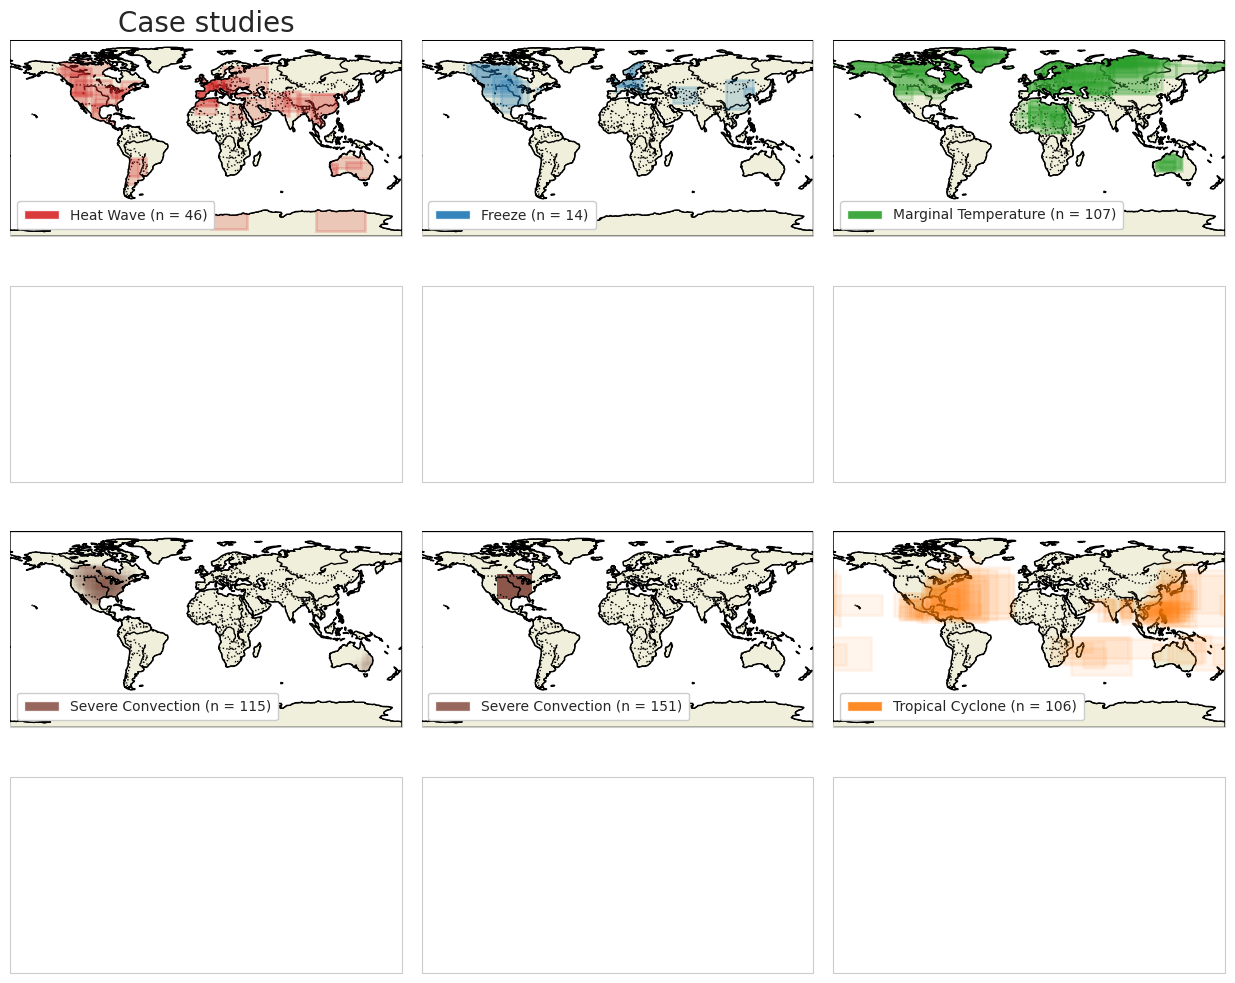
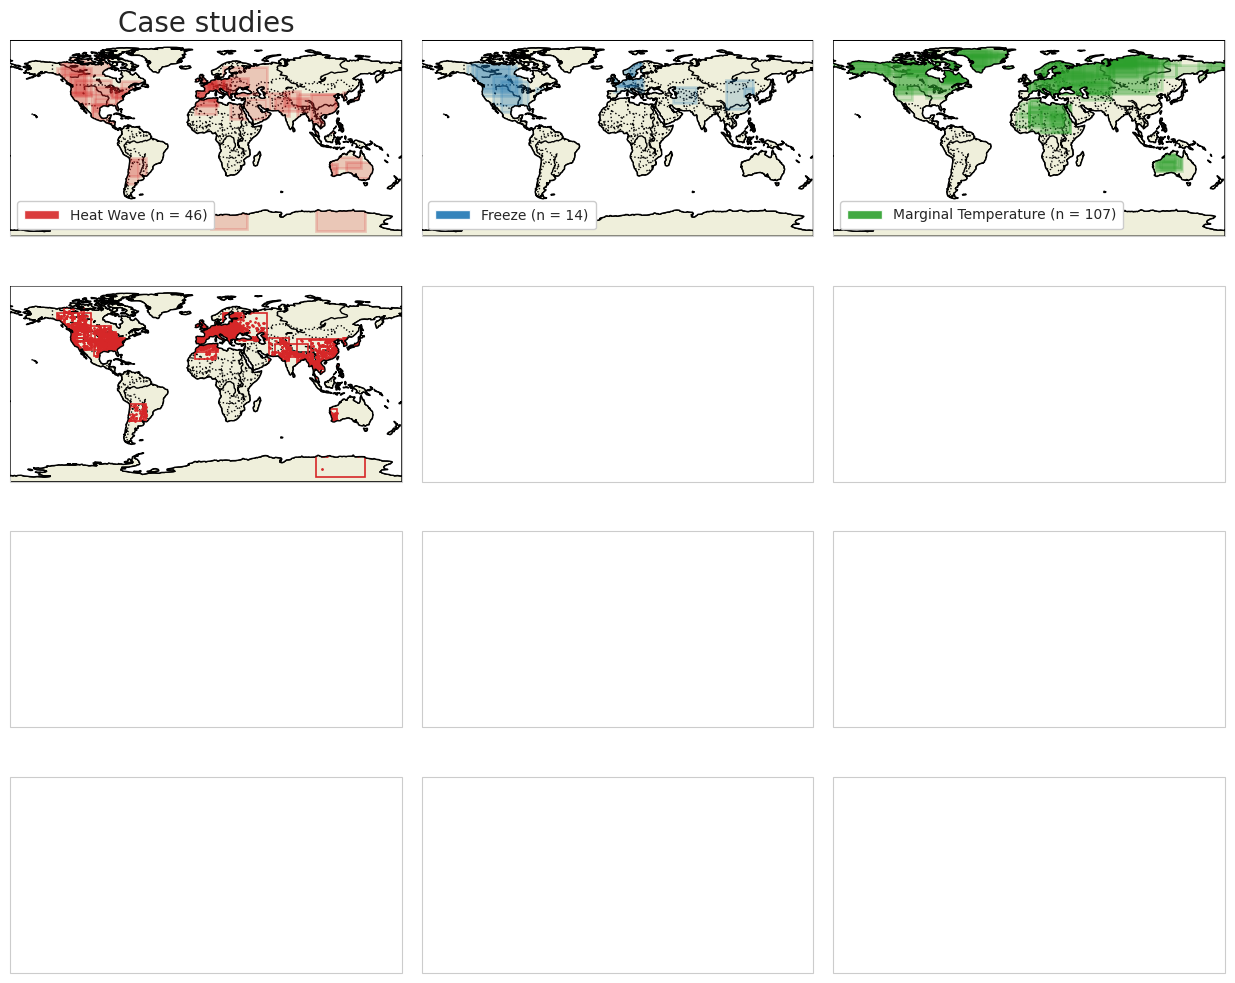
The change to this notebook cell's code, shown as a diff; its figure went from the first image to the second:
--- before
+++ after
@@ -55,12 +55,13 @@
 )
 
-# # row 2 shows the obs for the temperature cases
-# plot_utils.plot_all_cases_and_obs(
-#     ewb_cases,
-#     event_type="heat_wave",
-#     targets=case_operators_with_targets_established,
-#     ax=axs[1, 0],
-#     title = 'Target Observations',
-# )
+# row 2 shows the obs for the temperature cases
+plot_utils.plot_all_cases_and_obs(
+    ewb_cases,
+    event_type="heat_wave",
+    targets=case_operators_with_targets_established,
+    ax=axs[1, 0],
+    title = 'Target Observations',
+)
+
 # plot_utils.plot_all_cases_and_obs(
 #     ewb_cases,
@@ -70,11 +71,11 @@
 #     title = '',
 # )
-plot_utils.plot_all_cases_and_obs(
-    marginal_temperature_cases,
-    event_type="marginal_temperature",
-    targets=marginal_temperature_case_operators_with_targets_established,
-    ax=axs[1, 2],
-    title = '',
-)
+# plot_utils.plot_all_cases_and_obs(
+#     marginal_temperature_cases,
+#     event_type="marginal_temperature",
+#     targets=marginal_temperature_case_operators_with_targets_established,
+#     ax=axs[1, 2],
+#     title = '',
+# )
 
 # third row will be severe and marginal severe cases and tropical cyclones

Commit: figure 1 still working on plots